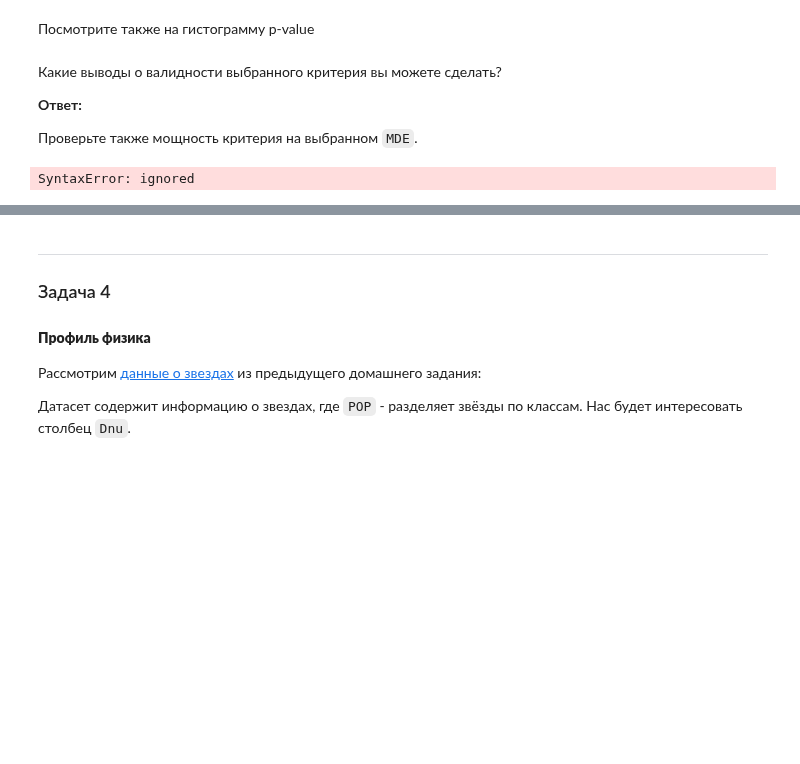
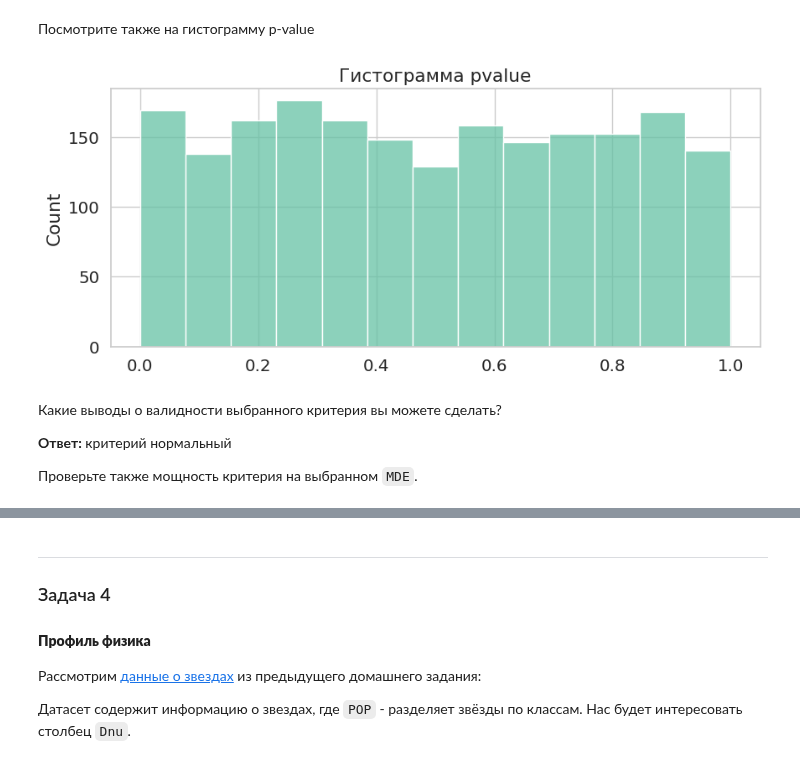
Before and after one commit to NMashalov/2023_OpenMipt_course, a Jupyter notebook: lesson11/dz11.ipynb, the cells around one changed output, grey strips where cells are left out. Cells and saved outputs as stored; diff of their text form; code cells hidden in the pictures; blank space fills up the shorter version.

```diff
--- a/lesson11/dz11.ipynb
+++ b/lesson11/dz11.ipynb
@@ -786,24 +786,31 @@ draw_interval(real_alpha, left_alpha, right_alpha, alpha=alpha)
 # %% [markdown]
 Посмотрите также на гистограмму p-value
+# %%
+sns.set_style("whitegrid")
+
+plt.figure(figsize=(10, 4))
+plt.title('Гистограмма pvalue')
+sns.histplot(p_vals)
+plt.show()
+# %% [output]
+[figure, added]
 # %% [markdown]
 Какие выводы о валидности выбранного критерия вы можете сделать?
 
-**Ответ:**
+**Ответ:** критерий нормальный
 
 Проверьте также мощность критерия на выбранном `MDE`.
 # %%
 pvals = []
 
 for _ in tqdm(range(2000)):
-    sample1, sample2 = np.random.choice(<...>, (2, sample_size), replace=False)
+    sample1, sample2 = np.random.choice(data['Glucose'], (2, sample_size), replace=False)
 
-    sample2 = sample2 * <...>
+    sample2 = sample2 * 1.09
     sample2 += sps.norm.rvs(size=len(sample2), scale=10)
 
-    pvals.append(<...>)
+    pvals.append(relative_ttest(sample2,sample1)[3])
 
 pvals = np.array(pvals)
-# %% [output]
-SyntaxError: ignored
 # %%
 print(f'Реальная мощность критерия: {(pvals < alpha).mean().round(3)}')
```
Also changed, not shown: parts of 23 cells of this notebook.
